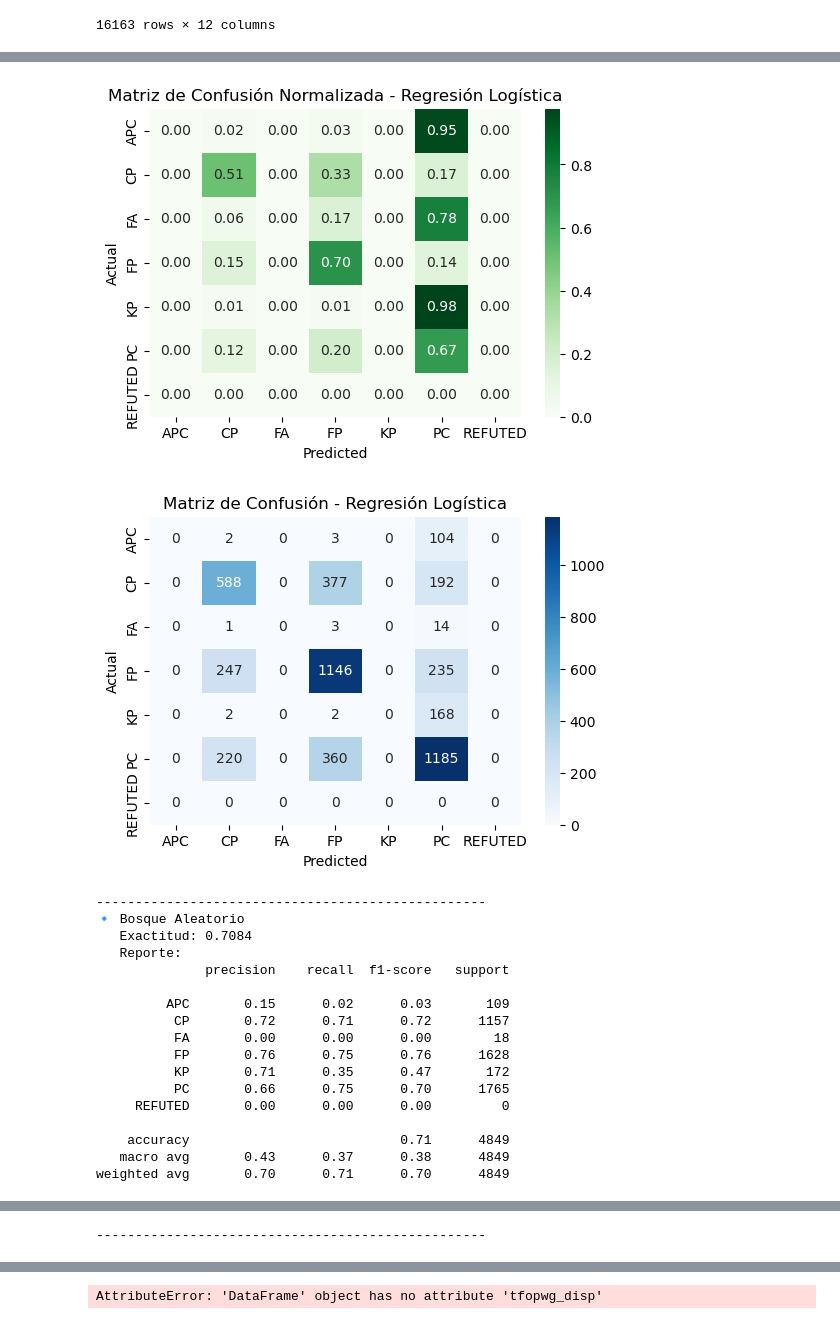
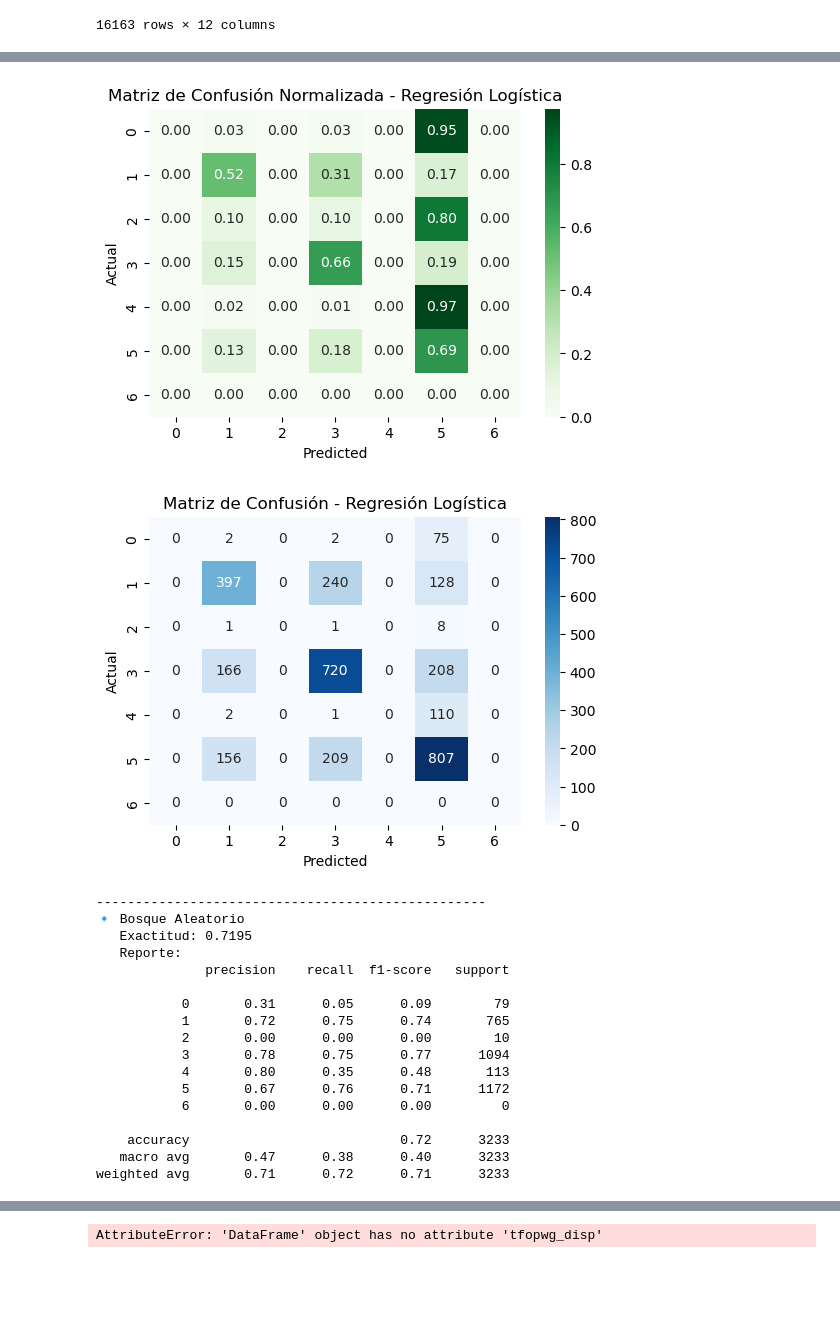
Before and after one commit to Ana-Jasso/ExoMinerAI, a Jupyter notebook: src/preprocessing/concat_files.ipynb, the cells around one changed output, grey strips where cells are left out. Drawn from its saved outputs; the diff is of its cells as text; code cells hidden in the pictures; blank space fills up the shorter version.

```diff
--- a/src/preprocessing/concat_files.ipynb
+++ b/src/preprocessing/concat_files.ipynb
@@ -56,7 +56,8 @@ mapping = {
     'FALSE POSITIVE': 'FP',
     'CANDIDATE': 'PC',
     'AMBIGUOUS': 'APC',
-    'FALSE ALARM': 'FA'
+    'FALSE ALARM': 'FA',
+    'REFUTED': ''
 }
 tess['Status'] = tess['Status'].replace(mapping)
 kepler['Status'] = kepler['Status'].replace(mapping)
@@ -135,7 +142,7 @@ scaler = StandardScaler()
 X_scaled = scaler.fit_transform(X)
 
 # --- 4️⃣ Dividir datos para entrenamiento y prueba ---
-X_train, X_test, y_train, y_test = train_test_split(X_scaled, y, test_size=0.3, random_state=42)
+X_train, X_test, y_train, y_test = train_test_split(X_scaled, y, test_size=0.2, random_state=42)
 
 # --- 5️⃣ Definir modelos a comparar ---
 models = {
@@ -202,19 +209,19 @@ weighted avg       0.56      0.60      0.58      4849
-[figure, old version]
+[figure, new version]
-[figure, old version]
+[figure, new version]
 --------------------------------------------------
 🔹 Bosque Aleatorio
-   Exactitud: 0.7084
+   Exactitud: 0.7195
    Reporte:
               precision    recall  f1-score   support
 
-         APC       0.15      0.02      0.03       109
-          CP       0.72      0.71      0.72      1157
-          FA       0.00      0.00      0.00        18
-          FP       0.76      0.75      0.76      1628
-          KP       0.71      0.35      0.47       172
-          PC       0.66      0.75      0.70      1765
-     REFUTED       0.00      0.00      0.00         0
+           0       0.31      0.05      0.09        79
+           1       0.72      0.75      0.74       765
+           2       0.00      0.00      0.00        10
+           3       0.78      0.75      0.77      1094
+           4       0.80      0.35      0.48       113
+           5       0.67      0.76      0.71      1172
+           6       0.00      0.00      0.00         0
 
-    accuracy                           0.71      4849
-   macro avg       0.43      0.37      0.38      4849
-weighted avg       0.70      0.71      0.70      4849
+    accuracy                           0.72      3233
+   macro avg       0.47      0.38      0.40      3233
+weighted avg       0.71      0.72      0.71      3233
@@ -261 +230,0 @@ weighted avg       0.59      0.60      0.59      4849
---------------------------------------------------
```
Also changed, not shown: parts of 4 cells of this notebook, 2 other files.
